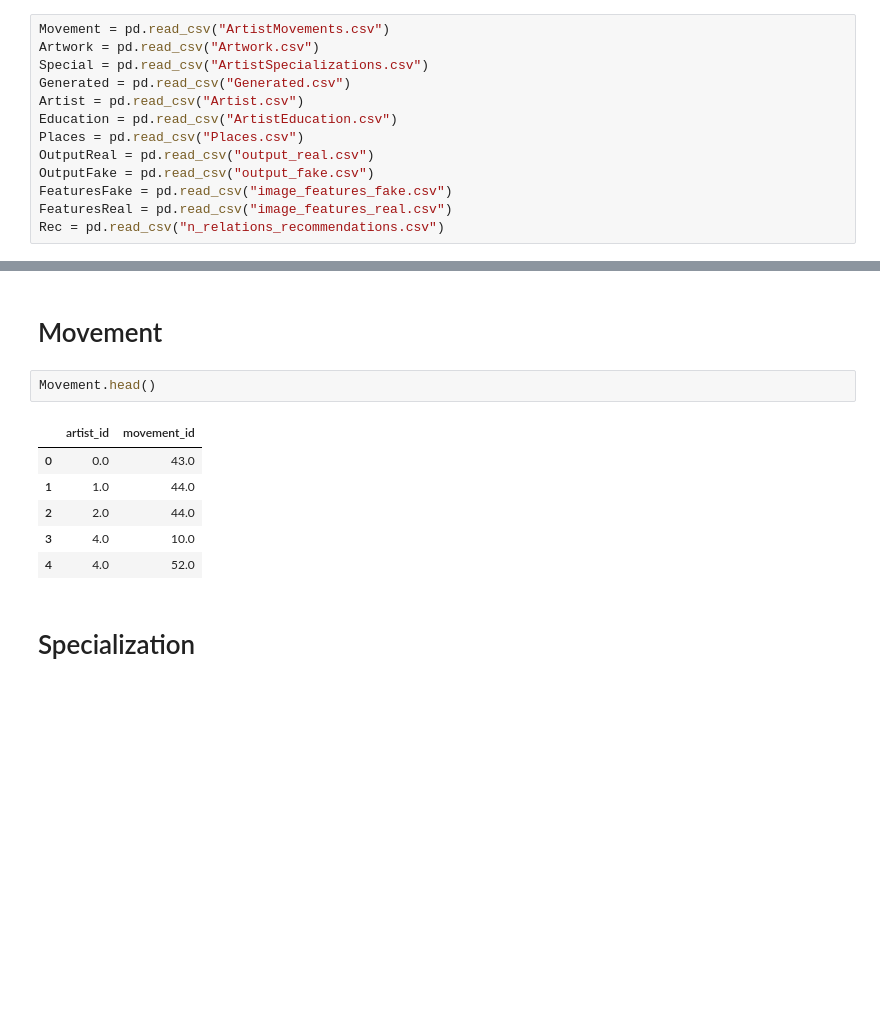
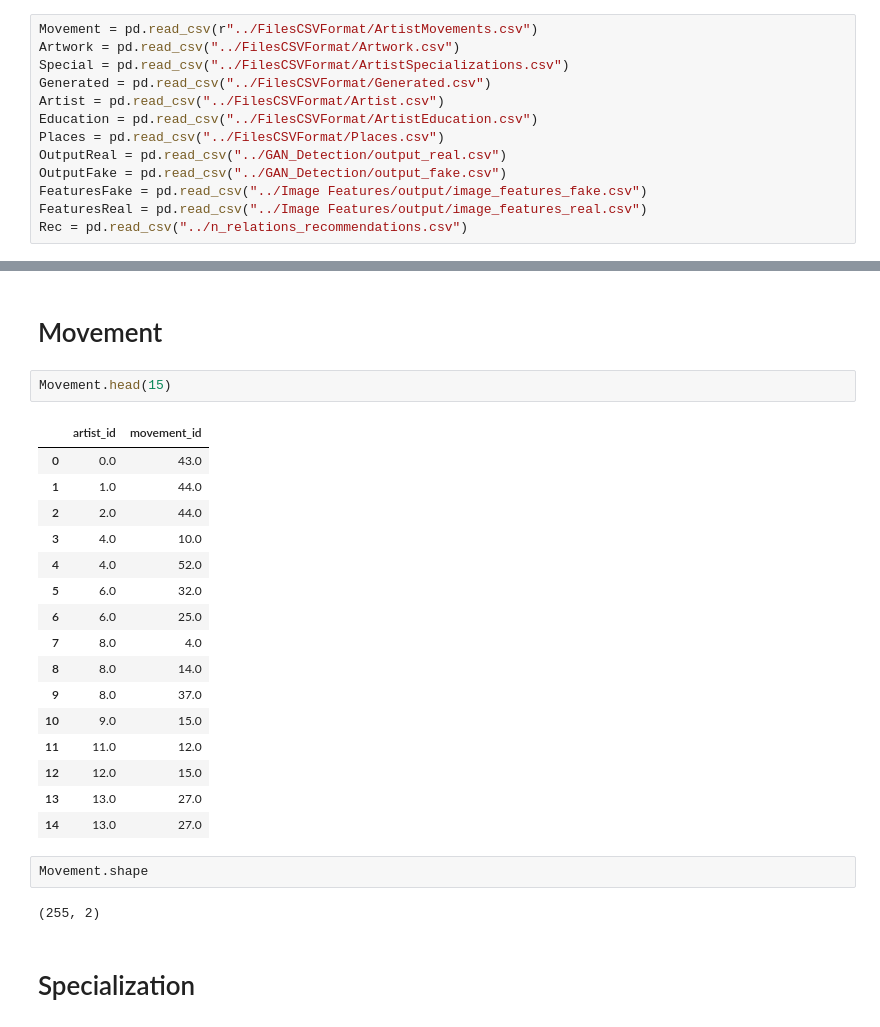
Before and after one commit to StefHerregods/datathon-AI-art, a Jupyter notebook: DataProcessing/1_DataProcessingMerge.ipynb, the cells around one changed output, grey strips where cells are left out. Saved outputs shown, nothing was run; the diff lists cells and outputs as text; blank space fills up the shorter version.

```diff
--- a/DataProcessing/1_DataProcessingMerge.ipynb
+++ b/DataProcessing/1_DataProcessingMerge.ipynb
@@ -3,15 +3,15 @@ import pandas as pd
 from functools import reduce
 import numpy as np
 # %%
-Movement = pd.read_csv("ArtistMovements.csv")
-Artwork = pd.read_csv("Artwork.csv")
-Special = pd.read_csv("ArtistSpecializations.csv")
-Generated = pd.read_csv("Generated.csv")
-Artist = pd.read_csv("Artist.csv")
-Education = pd.read_csv("ArtistEducation.csv")
-Places = pd.read_csv("Places.csv")
-OutputReal = pd.read_csv("output_real.csv")
-OutputFake = pd.read_csv("output_fake.csv")
-FeaturesFake = pd.read_csv("image_features_fake.csv")
-FeaturesReal = pd.read_csv("image_features_real.csv")
-Rec = pd.read_csv("n_relations_recommendations.csv")
+Movement = pd.read_csv(r"../FilesCSVFormat/ArtistMovements.csv")
+Artwork = pd.read_csv("../FilesCSVFormat/Artwork.csv")
+Special = pd.read_csv("../FilesCSVFormat/ArtistSpecializations.csv")
+Generated = pd.read_csv("../FilesCSVFormat/Generated.csv")
+Artist = pd.read_csv("../FilesCSVFormat/Artist.csv")
+Education = pd.read_csv("../FilesCSVFormat/ArtistEducation.csv")
+Places = pd.read_csv("../FilesCSVFormat/Places.csv")
+OutputReal = pd.read_csv("../GAN_Detection/output_real.csv")
+OutputFake = pd.read_csv("../GAN_Detection/output_fake.csv")
+FeaturesFake = pd.read_csv("../Image Features/output/image_features_fake.csv")
+FeaturesReal = pd.read_csv("../Image Features/output/image_features_real.csv")
+Rec = pd.read_csv("../n_relations_recommendations.csv")
@@ -101,14 +115,28 @@ Generated2.head()
 # %% [markdown]
 # Movement
 # %%
-Movement.head()
+Movement.head(15)
 # %% [output]
 |  | artist_id | movement_id |
 | 0 | 0.0 | 43.0 |
 | 1 | 1.0 | 44.0 |
 | 2 | 2.0 | 44.0 |
 | 3 | 4.0 | 10.0 |
 | 4 | 4.0 | 52.0 |
+| 5 | 6.0 | 32.0 |
+| 6 | 6.0 | 25.0 |
+| 7 | 8.0 | 4.0 |
+| 8 | 8.0 | 14.0 |
+| 9 | 8.0 | 37.0 |
+| 10 | 9.0 | 15.0 |
+| 11 | 11.0 | 12.0 |
+| 12 | 12.0 | 15.0 |
+| 13 | 13.0 | 27.0 |
+| 14 | 13.0 | 27.0 |
+# %%
+Movement.shape
+# %% [output]
+(255, 2)
 # %% [markdown]
 # Specialization
 # %%
```
Also changed, not shown: parts of 47 cells of this notebook.
